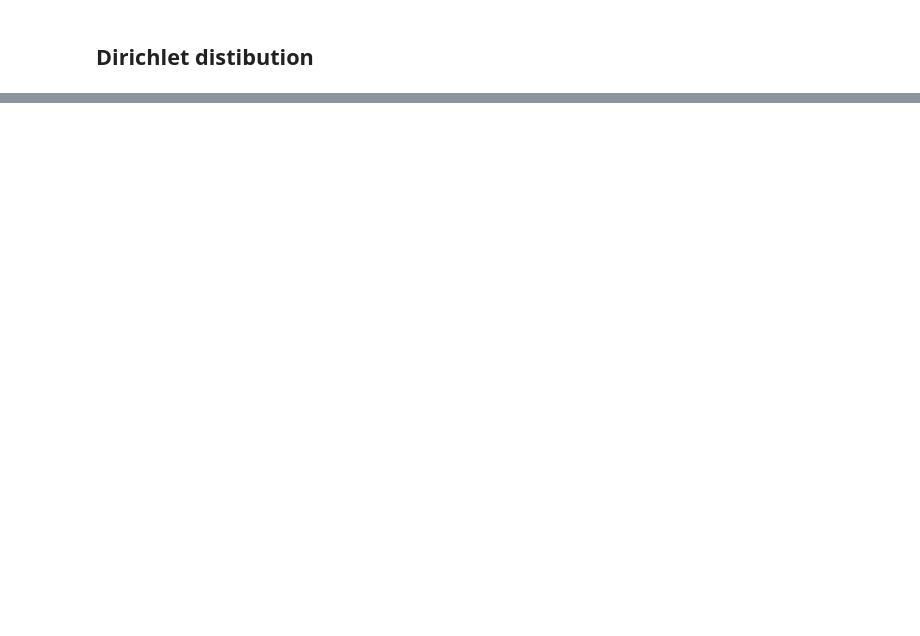
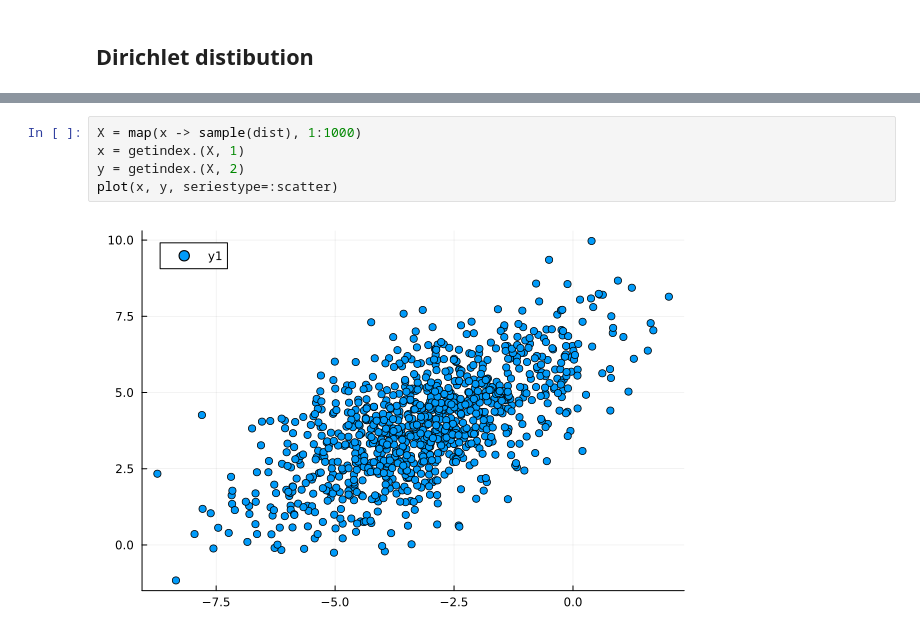
Before and after one commit to SylvainBrouwer/PRML-in-Julia, a Jupyter notebook: notebooks/ch02_probability_distributions.ipynb, the cells around one changed output, grey strips where cells are left out. Drawn from its saved outputs; the diff is of its cells as text; blank space fills up the shorter version.

```diff
--- a/notebooks/ch02_probability_distributions.ipynb
+++ b/notebooks/ch02_probability_distributions.ipynb
@@ -128,0 +153,7 @@ plot!(camera=(110,20))
+# %%
+X = map(x -> sample(dist), 1:1000)
+x = getindex.(X, 1)
+y = getindex.(X, 2)
+plot(x, y, seriestype=:scatter)
+# %% [output]
+[figure, added]
```
Also changed, not shown: parts of 9 cells of this notebook, 4 other files.
